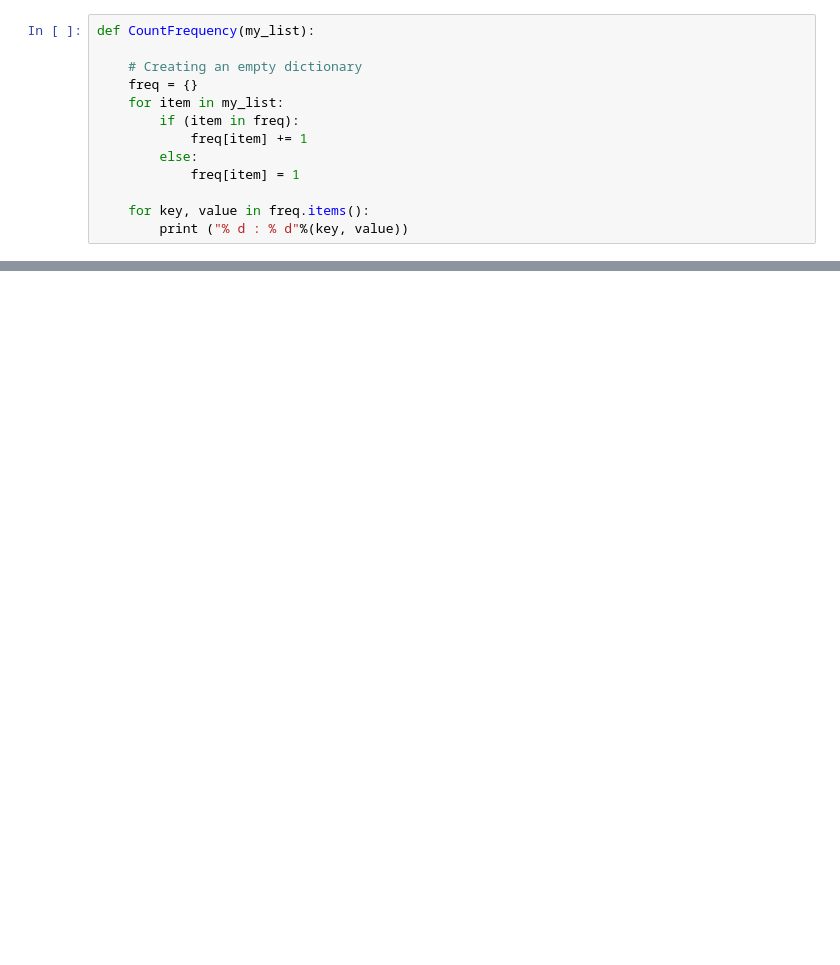
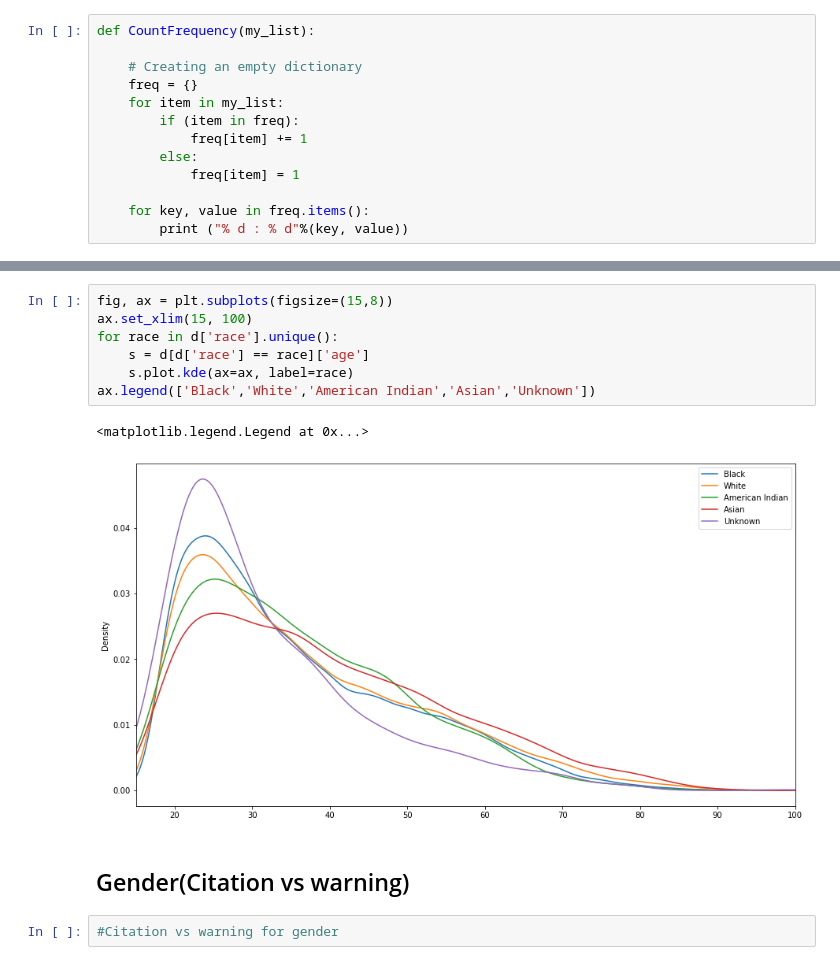
Before and after one commit to neilkotun/CAP4770_project, a Jupyter notebook: analysis.ipynb, the cells around one changed output, grey strips where cells are left out. Drawn from its saved outputs; the diff is of its cells as text; blank space fills up the shorter version.

```diff
--- a/analysis.ipynb
+++ b/analysis.ipynb
@@ -273,0 +256,14 @@ CountFrequency(age)
+# %%
+fig, ax = plt.subplots(figsize=(15,8))
+ax.set_xlim(15, 100)
+for race in d['race'].unique():
+    s = d[d['race'] == race]['age']
+    s.plot.kde(ax=ax, label=race)
+ax.legend(['Black','White','American Indian','Asian','Unknown'])
+# %% [output]
+<matplotlib.legend.Legend at 0x...>
+[figure, added]
+# %% [markdown]
+## Gender(Citation vs warning)
+# %%
+#Citation vs warning for gender
```
Also changed, not shown: parts of 94 cells of this notebook.
